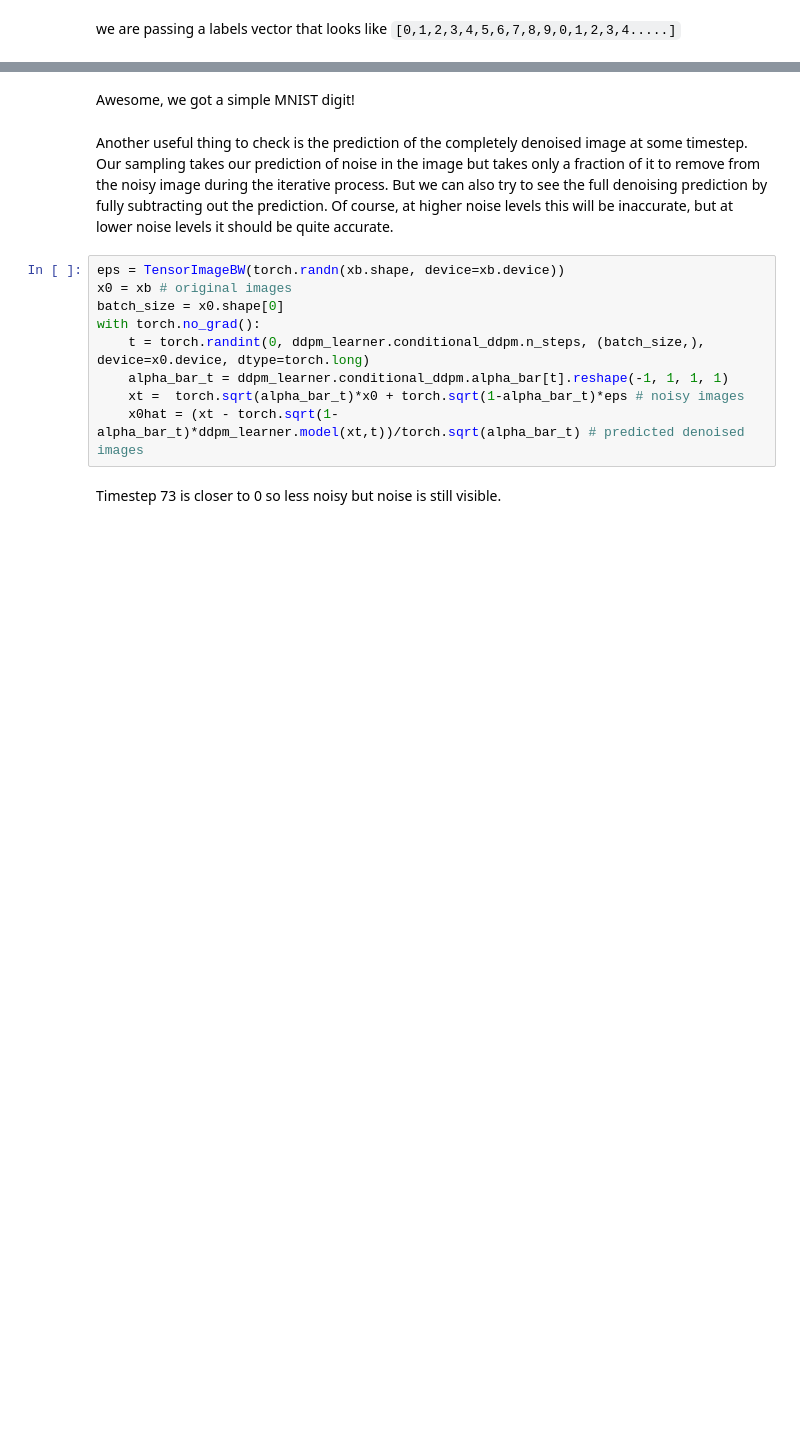
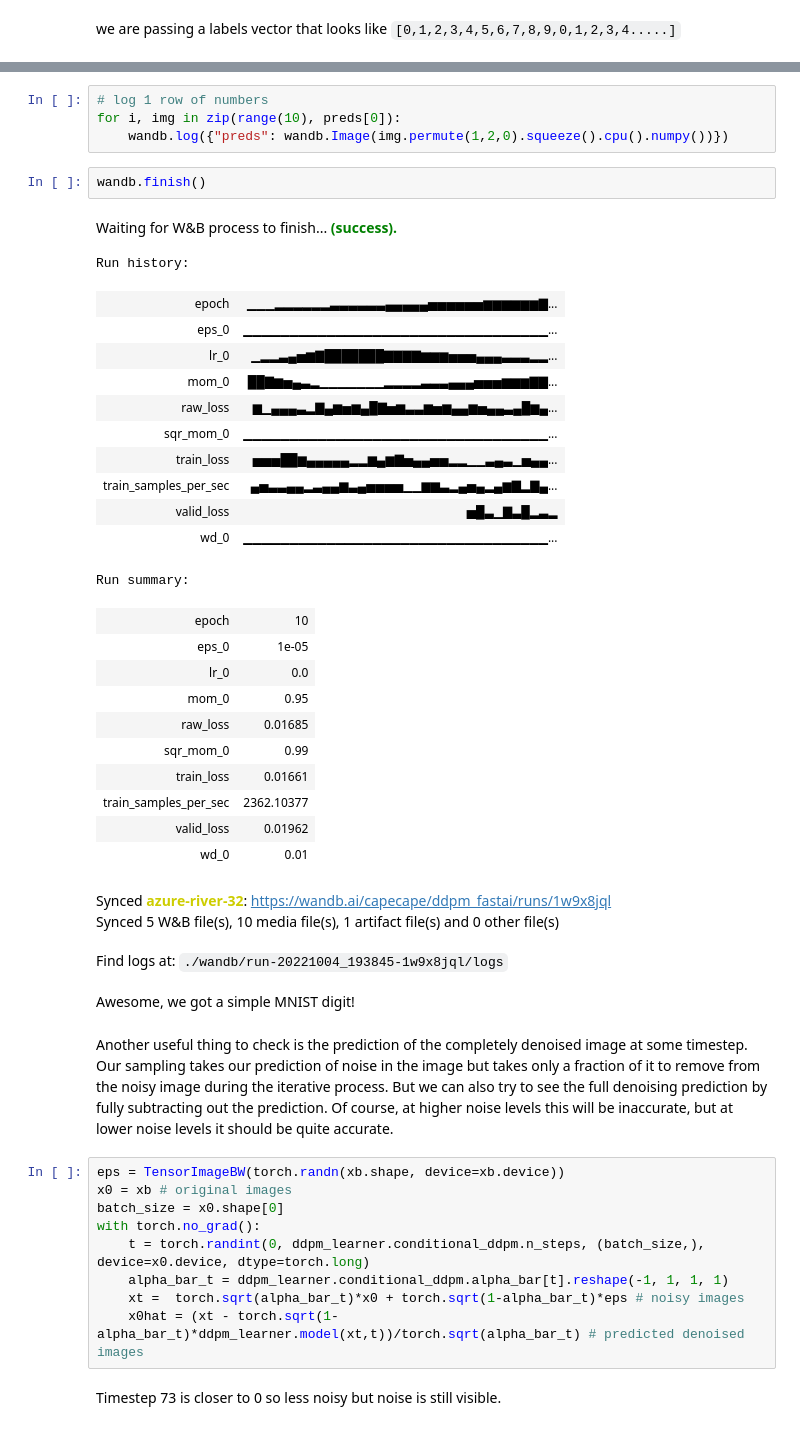
Before and after one commit to fastai/fastdiffusion, a Jupyter notebook: nbs/tcapelle/Diffusion_models_with_fastai_conditional.ipynb, the cells around one changed output, grey strips where cells are left out. Saved outputs shown, nothing was run; the diff lists cells and outputs as text; blank space fills up the shorter version.

```diff
--- a/nbs/tcapelle/Diffusion_models_with_fastai_conditional.ipynb
+++ b/nbs/tcapelle/Diffusion_models_with_fastai_conditional.ipynb
@@ -176,3 +200,36 @@ for pred, ax in zip(preds[0], axs):
+# %%
+# log 1 row of numbers
+for i, img in zip(range(10), preds[0]):
+    wandb.log({"preds": wandb.Image(img.permute(1,2,0).squeeze().cpu().numpy())})
+# %%
+wandb.finish()
+# %% [output]
+Waiting for W&B process to finish... (success).
+Run history:
+| epoch | ▁▁▁▂▂▂▂▂▂▃▃▃▃▃▃▄▄▄▄▄▅▅▅▅▅▅▆▆▆▆▆▆▇... |
+| eps_0 | ▁▁▁▁▁▁▁▁▁▁▁▁▁▁▁▁▁▁▁▁▁▁▁▁▁▁▁▁▁▁▁▁▁... |
+| lr_0 | ▁▂▂▃▄▅▆▇███████▇▇▇▇▆▆▆▅▅▅▄▄▄▃▃▃▂▂... |
+| mom_0 | ██▇▆▅▄▃▂▁▁▁▁▁▁▁▂▂▂▂▃▃▃▄▄▄▅▅▅▆▆▆▇▇... |
+| raw_loss | ▆▁▄▄▄▃▂▇▄▆▅▆▄█▇▅▆▃▃▆▅▆▄▄▆▅▄▄▃▄█▆▄... |
+| sqr_mom_0 | ▁▁▁▁▁▁▁▁▁▁▁▁▁▁▁▁▁▁▁▁▁▁▁▁▁▁▁▁▁▁▁▁▁... |
+| train_loss | ▅▅▅██▆▄▄▄▄▄▂▂▆▄▆▇▅▄▄▅▅▂▂▁▁▃▄▃▁▅▄▄... |
+| train_samples_per_sec | ▄▅▃▃▄▄▂▃▄▄▆▃▄▅▅▅▅▁▁▆▆▃▂▄▅▄▂▄▆▇▂▇▄... |
+| valid_loss | ▅█▃▁▇▃█▂▃▂ |
+| wd_0 | ▁▁▁▁▁▁▁▁▁▁▁▁▁▁▁▁▁▁▁▁▁▁▁▁▁▁▁▁▁▁▁▁▁... |
+Run summary:
+| epoch | 10 |
+| eps_0 | 1e-05 |
+| lr_0 | 0.0 |
+| mom_0 | 0.95 |
+| raw_loss | 0.01685 |
+| sqr_mom_0 | 0.99 |
+| train_loss | 0.01661 |
+| train_samples_per_sec | 2362.10377 |
+| valid_loss | 0.01962 |
+| wd_0 | 0.01 |
+Synced azure-river-32: https://wandb.ai/capecape/ddpm_fastai/runs/1w9x8jql
+Synced 5 W&B file(s), 10 media file(s), 1 artifact file(s) and 0 other file(s)
+Find logs at: ./wandb/run-20221004_193845-1w9x8jql/logs
 # %% [markdown]
 Awesome, we got a simple MNIST digit!
 # %% [markdown]
```
Also changed, not shown: parts of 20 cells of this notebook.
